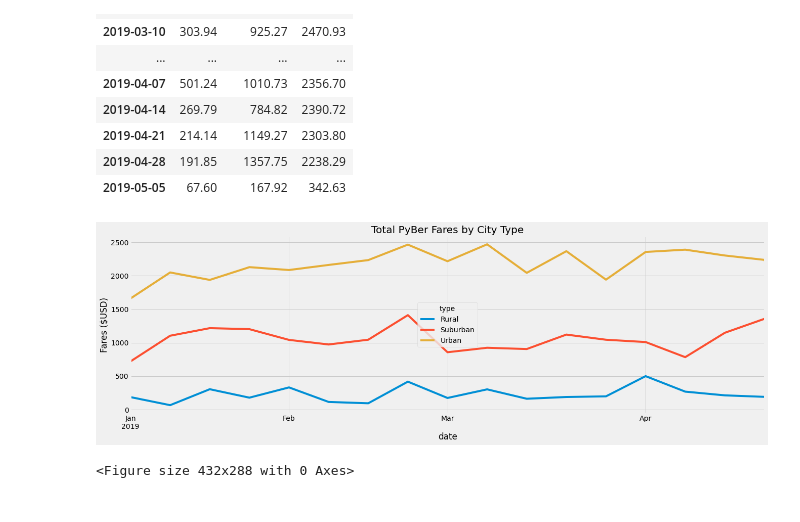
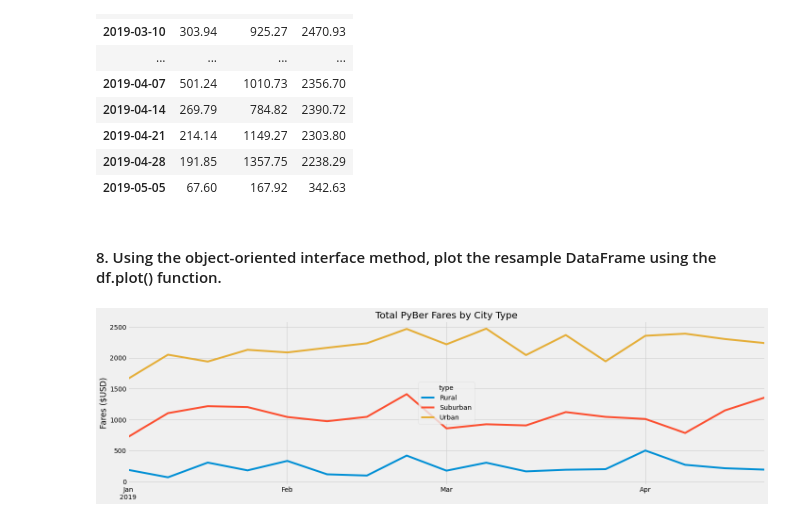
Before and after one commit to PGL50/PyBer_Analysis, a Jupyter notebook: PyBer_Challenge.ipynb, the cells around one changed output. Saved outputs shown, nothing was run; the diff lists cells and outputs as text; code cells hidden in the pictures.

Commit message:
updated PyBer LIne chart

```diff
--- a/PyBer_Challenge.ipynb
+++ b/PyBer_Challenge.ipynb
@@ -301,26 +340,28 @@ weekly_fares_df
 | 2019-04-21 | 214.14 | 1149.27 | 2303.80 |
 | 2019-04-28 | 191.85 | 1357.75 | 2238.29 |
 | 2019-05-05 | 67.60 | 167.92 | 342.63 |
+# %% [markdown]
+#### 8. Using the object-oriented interface method, plot the resample DataFrame using the df.plot() function.
 # %%
 # 8. Using the object-oriented interface method, plot the resample DataFrame using the df.plot() function.
 
 # Import the style from Matplotlib.
 from matplotlib import style
 # Use the graph style fivethirtyeight.
 style.use('fivethirtyeight')
 
 weekly_fares = weekly_fares_df.plot(figsize=(20,6))
 
 weekly_fares.set_xlim([pd.to_datetime('2019-01-01 23:50:00'), pd.to_datetime('2019-04-28 00:10:00')])
 
 weekly_fares.set_title("Total PyBer Fares by City Type")
 
-# weekly_fares.set_xlabel('')
+weekly_fares.set_xlabel('')
 weekly_fares.set_ylabel("Fares ($USD)")
 
 plt.savefig("analysis/PyBer_fare_summary.png")
+
+plt.tight_layout()
 plt.show()
-plt.tight_layout()
 # %% [output]
-[figure, old version]
+[figure, new version]
-<Figure size 432x288 with 0 Axes>
```
Also changed, not shown: parts of 23 cells of this notebook, 1 other file.
